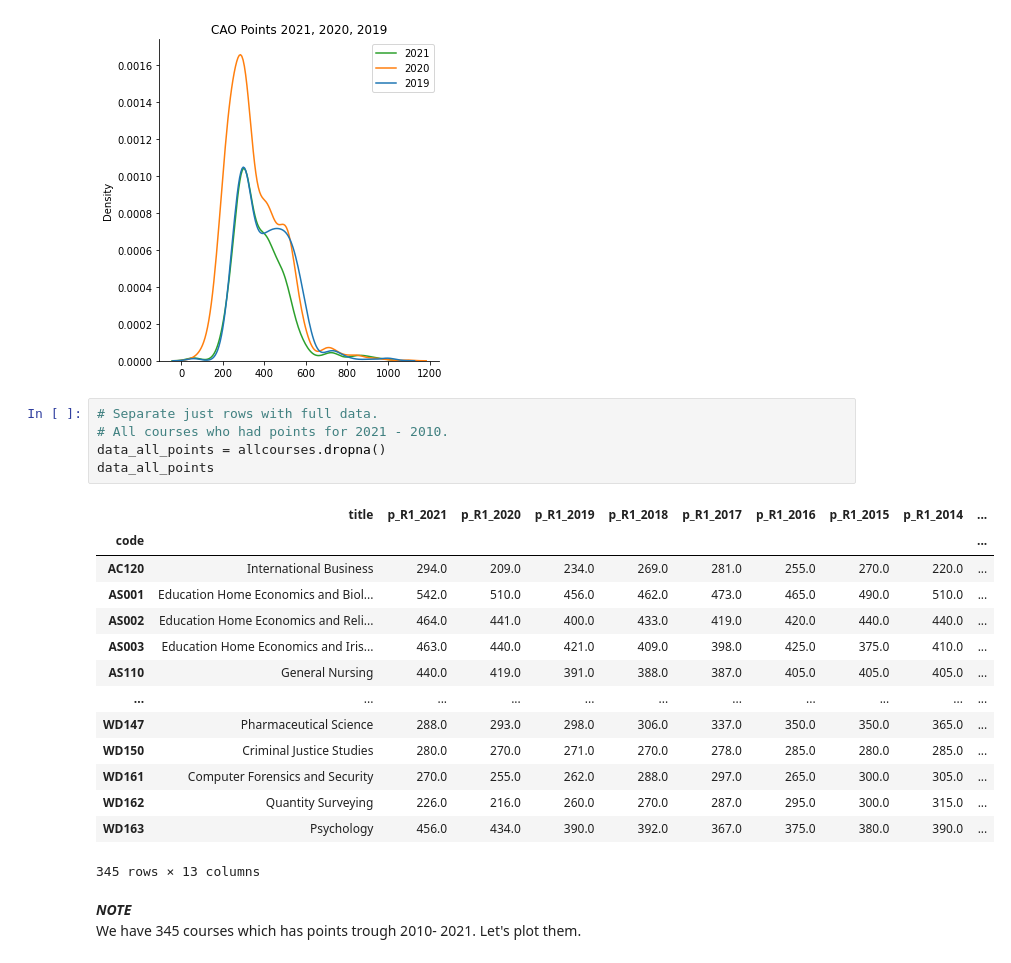
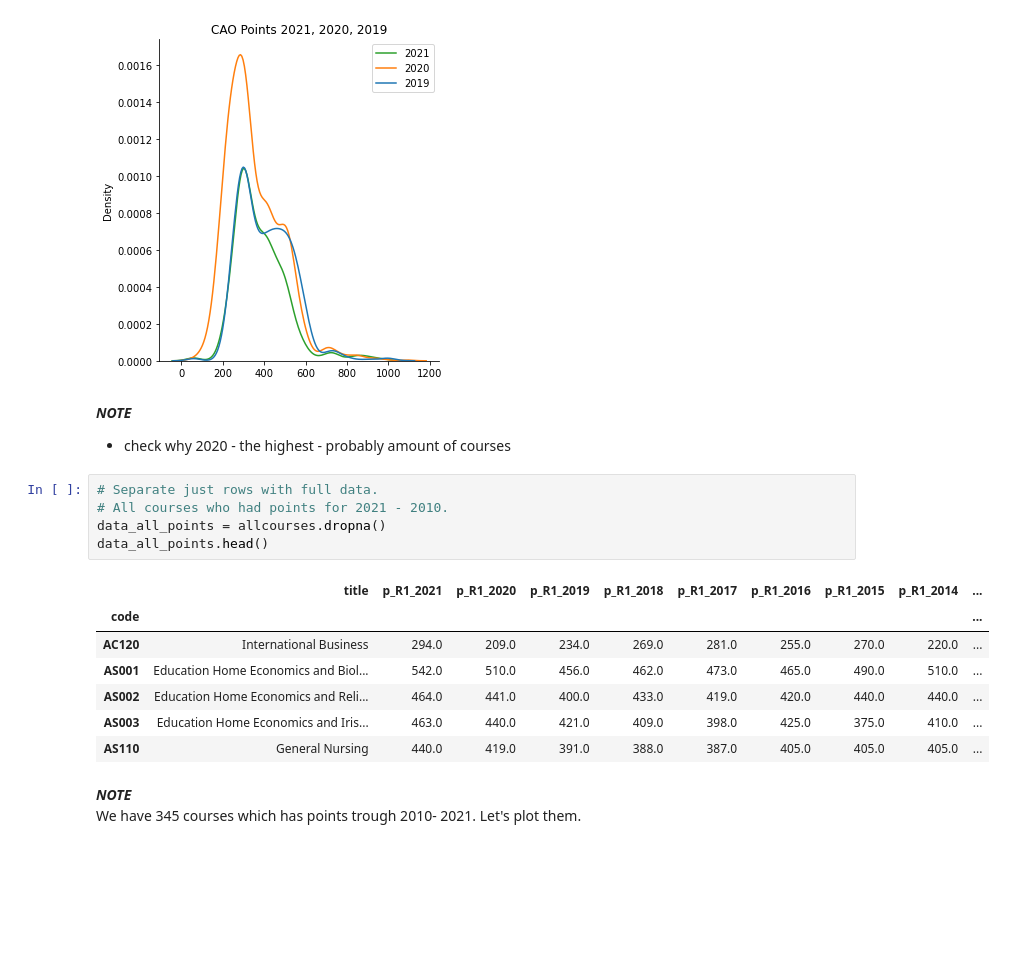
Before and after one commit to DracoNibilis/CAO_Points_Analysis, a Jupyter notebook: cao.ipynb, the cells around one changed output. Drawn from its saved outputs; the diff is of its cells as text; blank space fills up the shorter version.

```diff
--- a/cao.ipynb
+++ b/cao.ipynb
@@ -1412,26 +1372,22 @@ plt.title("CAO Points 2021, 2020, 2019")
 # %% [output]
 Text(0.5, 1.0, 'CAO Points 2021, 2020, 2019')
 [figure]
+# %% [markdown]
+***NOTE***
+- check why 2020 - the highest - probably amount of courses
 # %%
 # Separate just rows with full data.
 # All courses who had points for 2021 - 2010.
 data_all_points = allcourses.dropna()
-data_all_points
+data_all_points.head()
 # %% [output]
 |  | title | p_R1_2021 | p_R1_2020 | p_R1_2019 | p_R1_2018 | p_R1_2017 | p_R1_2016 | p_R1_2015 | p_R1_2014 | ... |
 | code |  |  |  |  |  |  |  |  |  | ... |
 | AC120 | International Business | 294.0 | 209.0 | 234.0 | 269.0 | 281.0 | 255.0 | 270.0 | 220.0 | ... |
 | AS001 | Education Home Economics and Biol... | 542.0 | 510.0 | 456.0 | 462.0 | 473.0 | 465.0 | 490.0 | 510.0 | ... |
 | AS002 | Education Home Economics and Reli... | 464.0 | 441.0 | 400.0 | 433.0 | 419.0 | 420.0 | 440.0 | 440.0 | ... |
 | AS003 | Education Home Economics and Iris... | 463.0 | 440.0 | 421.0 | 409.0 | 398.0 | 425.0 | 375.0 | 410.0 | ... |
 | AS110 | General Nursing | 440.0 | 419.0 | 391.0 | 388.0 | 387.0 | 405.0 | 405.0 | 405.0 | ... |
-| ... | ... | ... | ... | ... | ... | ... | ... | ... | ... | ... |
-| WD147 | Pharmaceutical Science | 288.0 | 293.0 | 298.0 | 306.0 | 337.0 | 350.0 | 350.0 | 365.0 | ... |
-| WD150 | Criminal Justice Studies | 280.0 | 270.0 | 271.0 | 270.0 | 278.0 | 285.0 | 280.0 | 285.0 | ... |
-| WD161 | Computer Forensics and Security | 270.0 | 255.0 | 262.0 | 288.0 | 297.0 | 265.0 | 300.0 | 305.0 | ... |
-| WD162 | Quantity Surveying | 226.0 | 216.0 | 260.0 | 270.0 | 287.0 | 295.0 | 300.0 | 315.0 | ... |
-| WD163 | Psychology | 456.0 | 434.0 | 390.0 | 392.0 | 367.0 | 375.0 | 380.0 | 390.0 | ... |
-345 rows × 13 columns
 # %% [markdown]
 ***NOTE***<br>
 We have 345 courses which has points trough 2010- 2021.
```
Also changed, not shown: parts of 18 cells of this notebook.
